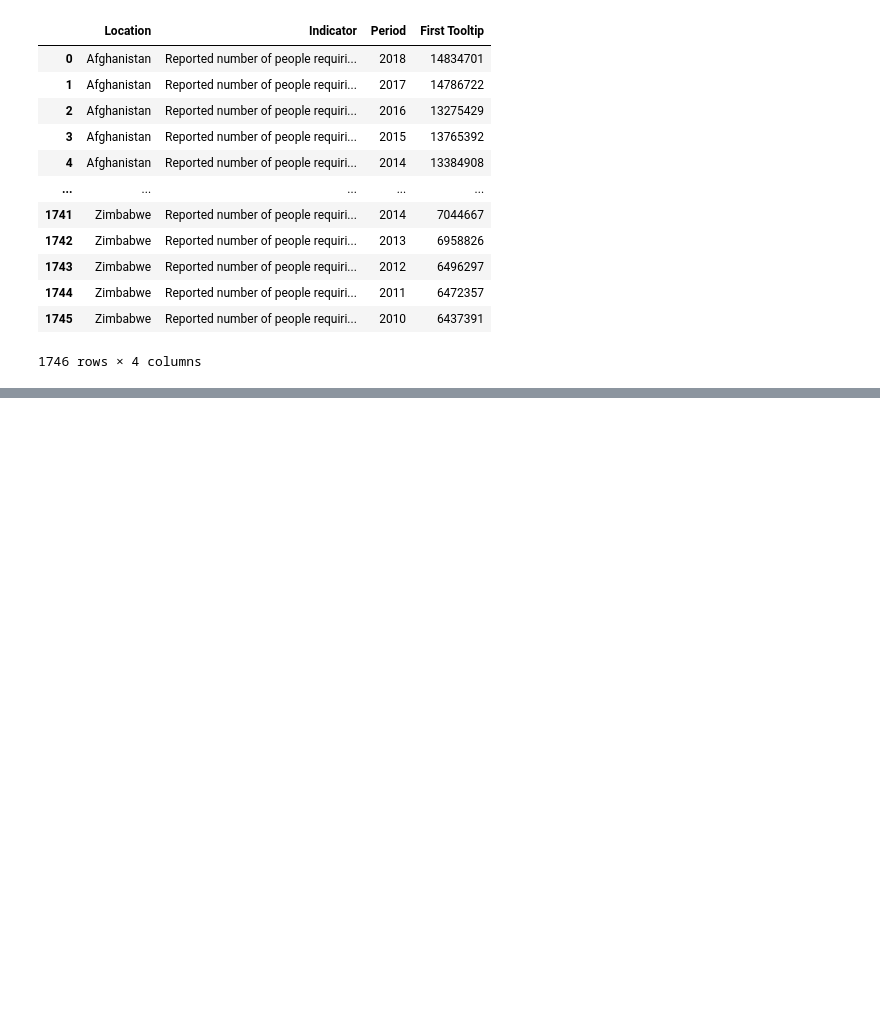
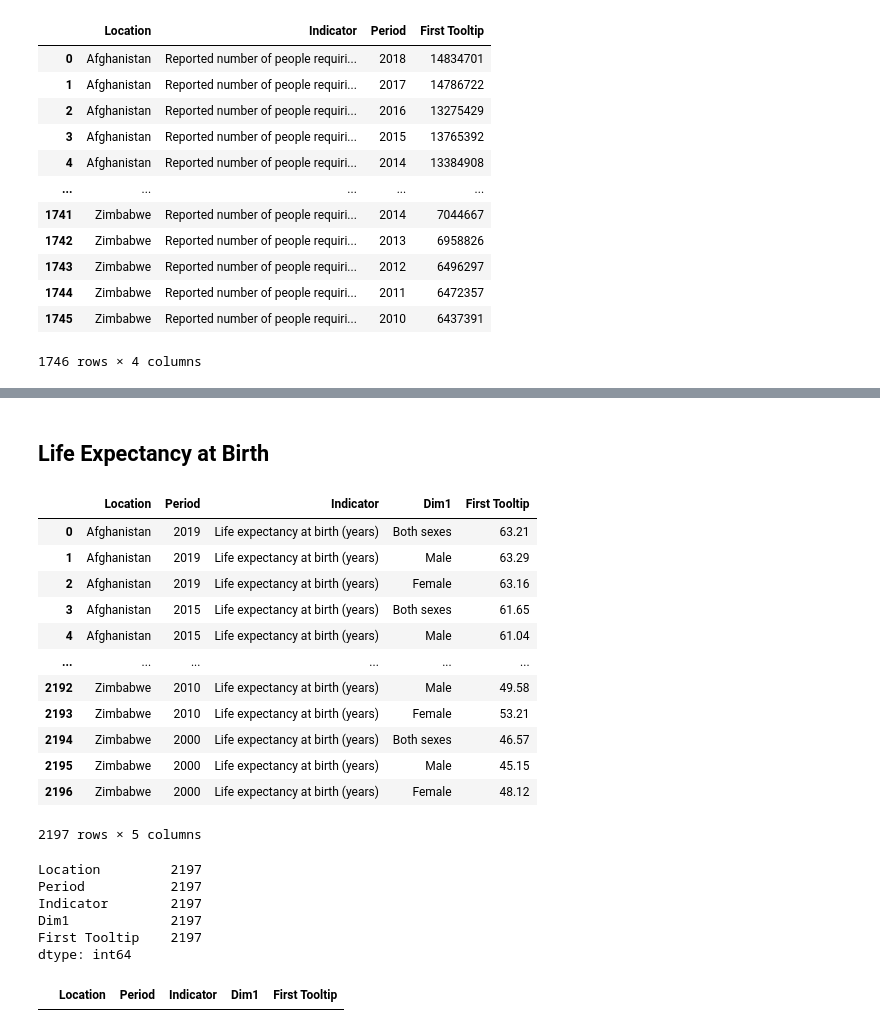
Before and after one commit to kwolf3/World_Health_Statistics_Project, a Jupyter notebook: Select Data.ipynb, the cells around one changed output, grey strips where cells are left out. Cells and saved outputs as stored; diff of their text form; code cells hidden in the pictures; blank space fills up the shorter version.

Commit message:
Select data

```diff
--- a/Select Data.ipynb
+++ b/Select Data.ipynb
@@ -2934,0 +3082,32 @@ ntd_data
+# %% [markdown]
+## Life Expectancy at Birth
+# %%
+leb_data = pd.read_csv(WHS_path/'lifeExpectancyAtBirth.csv')
+leb_data
+# %% [output]
+|  | Location | Period | Indicator | Dim1 | First Tooltip |
+| 0 | Afghanistan | 2019 | Life expectancy at birth (years) | Both sexes | 63.21 |
+| 1 | Afghanistan | 2019 | Life expectancy at birth (years) | Male | 63.29 |
+| 2 | Afghanistan | 2019 | Life expectancy at birth (years) | Female | 63.16 |
+| 3 | Afghanistan | 2015 | Life expectancy at birth (years) | Both sexes | 61.65 |
+| 4 | Afghanistan | 2015 | Life expectancy at birth (years) | Male | 61.04 |
+| ... | ... | ... | ... | ... | ... |
+| 2192 | Zimbabwe | 2010 | Life expectancy at birth (years) | Male | 49.58 |
+| 2193 | Zimbabwe | 2010 | Life expectancy at birth (years) | Female | 53.21 |
+| 2194 | Zimbabwe | 2000 | Life expectancy at birth (years) | Both sexes | 46.57 |
+| 2195 | Zimbabwe | 2000 | Life expectancy at birth (years) | Male | 45.15 |
+| 2196 | Zimbabwe | 2000 | Life expectancy at birth (years) | Female | 48.12 |
+2197 rows × 5 columns
+# %%
+leb_data.isnull().count()
+# %% [output]
+Location         2197
+Period           2197
+Indicator        2197
+Dim1             2197
+First Tooltip    2197
+dtype: int64
+# %%
+leb_data[leb_data['First Tooltip'] == 0.0]
+# %% [output]
+|  | Location | Period | Indicator | Dim1 | First Tooltip |
```
Also changed, not shown: parts of 61 cells of this notebook.
